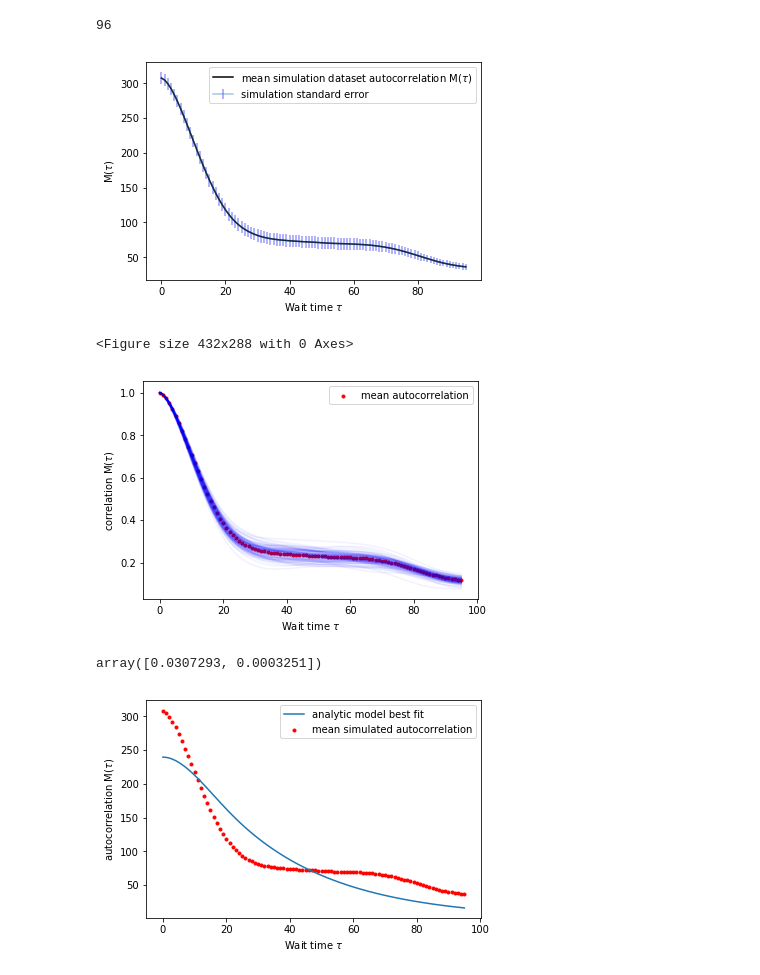
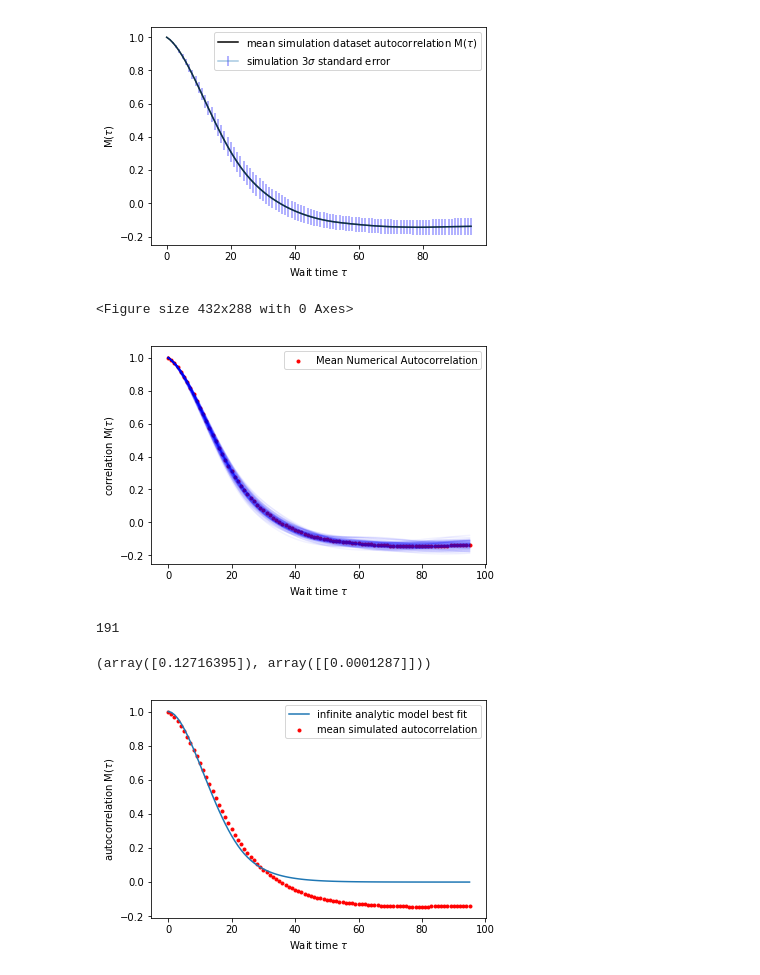
Before and after one commit to tlmakinen/bursting-IGMM, a Jupyter notebook: autocorrelation/wait-time-simulation.ipynb, the cells around one changed output. Cells and saved outputs as stored; diff of their text form; code cells hidden in the pictures.

Commit message:
got the normalization to work according to Desponds.. now to correct for finite time trace

```diff
--- a/autocorrelation/wait-time-simulation.ipynb
+++ b/autocorrelation/wait-time-simulation.ipynb
@@ -104,0 +118,6 @@ plt.show()
+# %%
+# compute average fluorescence for each raw simulated trace
+avg_flors = []
+for i in traces:
+    avg_flors.append(np.mean(i))
+np.asarray(avg_flors);
@@ -120,7 +148,7 @@ plt.show()
 # create a routine that bootstraps a set of data arrays according to Coulon & Lardon (2016)
 
 cutoff = np.argmax(mean_auto_data)    # take only the right half of autocorrelation fns, based on our og dataset's max
-traces = np.asarray(traces)           # convert to a numpy array to play with indices
+normtraces = np.asarray(normtraces)           # convert to a numpy array to play with indices
 n_traces = len(traces)                # number of traces in our dataset
 n_trials = 1000                      # how many times we wish to compute the bootstrap loop
 trace_indx = np.arange(n_traces)      # the index range of the list of traces
@@ -134,13 +162,16 @@ for i in range(n_trials):
     random_indx = np.random.choice(trace_indx, size=n_traces, replace=True)
 
     # then use this array of indices to create our random package of traces
-    sample_set = traces[random_indx]
+    sample_set = normtraces[random_indx]
     auto_list = []
 
     # next compute the autocorrelation function from this package of traces
     for sample in sample_set:
         aut = np.correlate(sample, sample, 'same')
-        auto_list.append(aut / (np.std(sample) * np.std(sample)))   # normalize each correlation for easy fitting later
+        #auto_list.append(aut / (np.std(sample) * np.std(sample)))   # normalize each correlation for easy fitting later
+
+        auto_list.append(aut / np.max(aut))   # normalize each autocorrelation to 1
+
 
     auto_mu = np.mean(auto_list, axis=0)      # now average together the autocorrelation functions from the list
     auto_averages.append(auto_mu[cutoff:])    # add the right half of the average to the list of average autocorrelation functions
@@ -151,14 +182,10 @@ auto_averages = np.asarray(auto_averages)
 # on our dataset
 # compute at each time step (tau):
 std_dev_arr = np.std(auto_averages, axis=0)
-# %%
-len(std_dev_arr)
-# %% [output]
-96
 # %%
 tau = np.arange(len(mean_auto_data[cutoff:]))   # tau array to plot against
 
-plt.errorbar(x=tau, y=mean_auto_data[cutoff:], yerr=(std_dev_arr, std_dev_arr), ecolor='b', alpha=0.4, label = 'simulation standard error')
+plt.errorbar(x=tau, y=mean_auto_data[cutoff:], yerr=(std_dev_arr*3, std_dev_arr*3), ecolor='b', alpha=0.4, label = r'simulation $3\sigma$ standard error')
 
 # show the mean of our original dataset in red
 plt.plot(tau, mean_auto_data[cutoff:], color='k', label = r'mean simulation dataset autocorrelation M($\tau$)')
@@ -169,19 +196,19 @@ plt.show()
 
 plt.savefig('/Users/tmakinen/Documents/plots/errorbar.png', dpi='figure', bbox_inches='tight', overwrite=True)
 # %% [output]
-[figure, old version]
+[figure, new version]
 <Figure size 432x288 with 0 Axes>
 # %%
 for i in auto_averages[::10]:
     plt.plot(i/np.max(i), color='b', alpha=0.05)   # plot a bunch of our traces to see error zones
 
-plt.scatter(tau, mean_auto_data[cutoff:] /np.max(mean_auto_data[cutoff:]), marker='.', color='r', label = 'mean autocorrelation')   # show the mean of our original dataset in red
+plt.scatter(tau, mean_auto_data[cutoff:] /np.max(mean_auto_data[cutoff:]), marker='.', color='r', label = 'Mean Numerical Autocorrelation')   # show the mean of our original dataset in red
 plt.legend()
 plt.xlabel(r'Wait time $\tau$')
 plt.ylabel(r'correlation M($\tau$)')
 plt.show()
 # %% [output]
-[figure, old version]
+[figure, new version]
 # %%
 """"
 Autocorrelation function analysis using Despond et al's two-state model
@@ -240,0 +266,4 @@ def autocorr(t, k_on, k_off):  # take in parameters and t (index of signal data
+# %%
+575//stepsize
+# %% [output]
+191
@@ -244,21 +284,21 @@ t = np.arange(len(dat))
 # %%
 from scipy.optimize import curve_fit
 
-popt,pcov = curve_fit(autocorr, t, dat)#/np.max(dat))
+popt,pcov = curve_fit(autocorr, t, dat)
 
-popt
+popt,pcov
 # %% [output]
-array([0.0307293, 0.0003251])
+(array([0.12716395]), array([[0.0001287]]))
 # %%
 #plt.plot(tau, mean_auto_data[cutoff:])
-plt.plot(t, autocorr(t, popt[0],popt[1]), label='analytic model best fit')
+plt.plot(t, autocorr(t, popt[0]), label='infinite analytic model best fit')
 plt.scatter(t,dat, marker='.', color='r', label = 'mean simulated autocorrelation')   # show the mean of our original dataset in red
 plt.legend()
 plt.xlabel(r'Wait time $\tau$')
 plt.ylabel(r'autocorrelation M($\tau$)')
 plt.show()
 # %% [output]
-[figure, old version]
+[figure, new version]
 # %%
 plt.plot(tau,mean_auto_data[cutoff:])
 plt.plot(ac)
```
Also changed, not shown: parts of 20 cells of this notebook, 2 other files.
